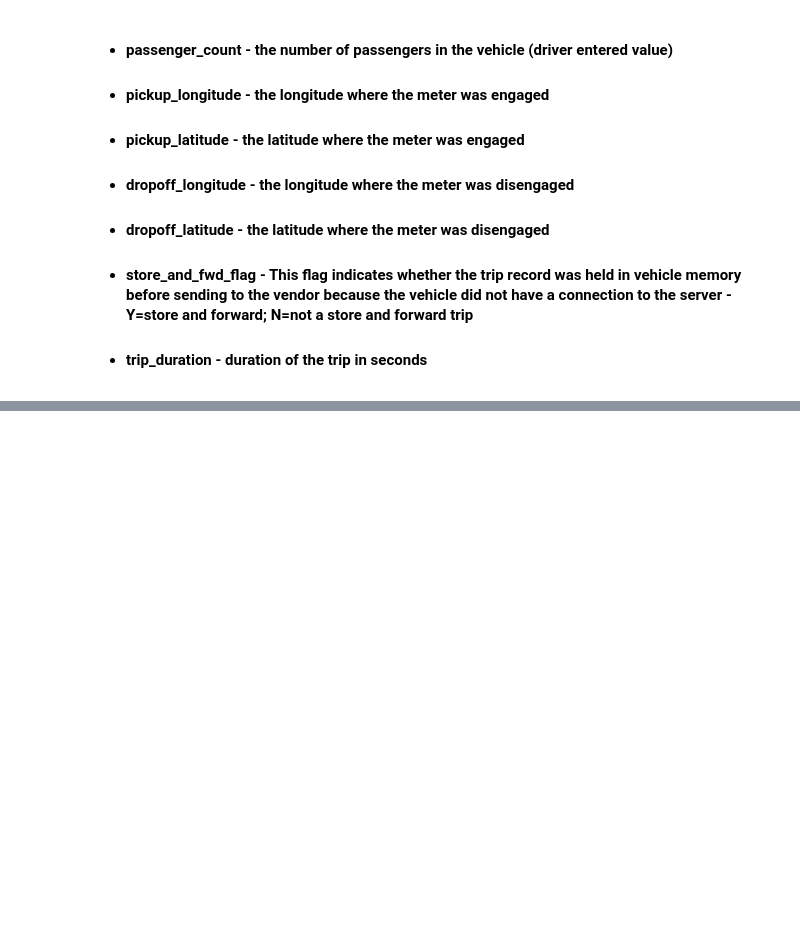
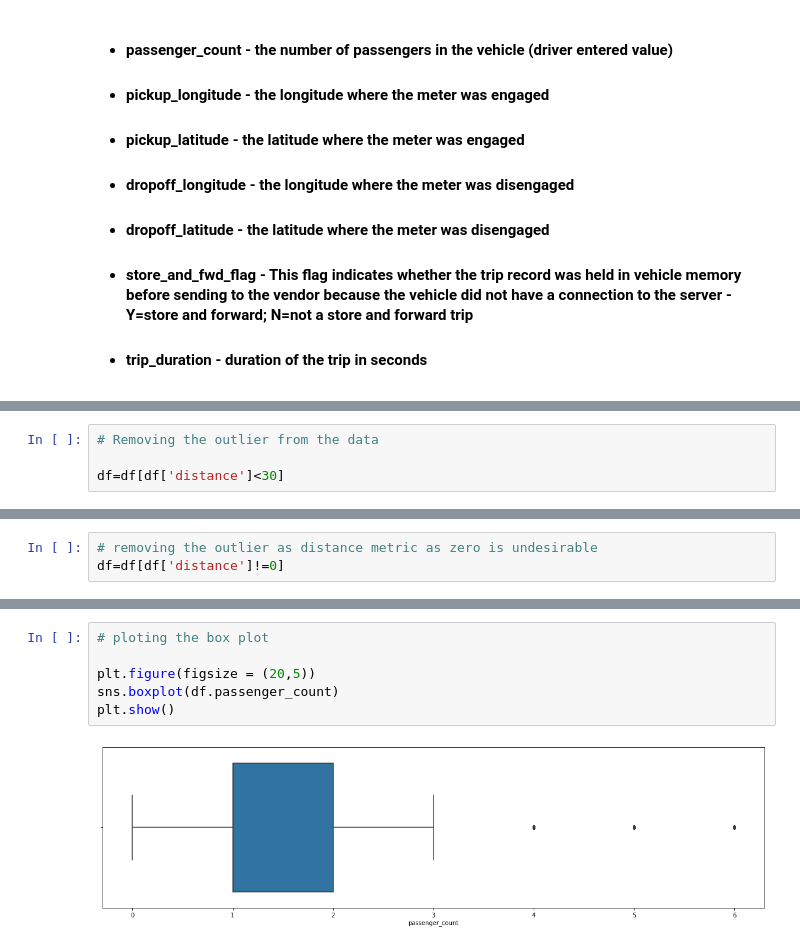
Before and after one commit to nitishkumar34/NYC-Taxi-Trip-Time-Prediction, a Jupyter notebook: Copy_of_NYC_Taxi_Trip_Time_Prediction_Capstone_Project.ipynb, the cells around one changed output, grey strips where cells are left out. Saved outputs shown, nothing was run; the diff lists cells and outputs as text; blank space fills up the shorter version.

```diff
--- a/Copy_of_NYC_Taxi_Trip_Time_Prediction_Capstone_Project.ipynb
+++ b/Copy_of_NYC_Taxi_Trip_Time_Prediction_Capstone_Project.ipynb
@@ -28,0 +456,4 @@
+# %%
+# Removing the outlier from the data
+
+df=df[df['distance']<30]
@@ -28,0 +462,3 @@
+# %%
+# removing the outlier as distance metric as zero is undesirable
+df=df[df['distance']!=0]
@@ -28,0 +496,8 @@
+# %%
+# ploting the box plot
+
+plt.figure(figsize = (20,5))
+sns.boxplot(df.passenger_count)
+plt.show()
+# %% [output]
+[figure, added]
```
Also changed, not shown: parts of 105 cells of this notebook.
